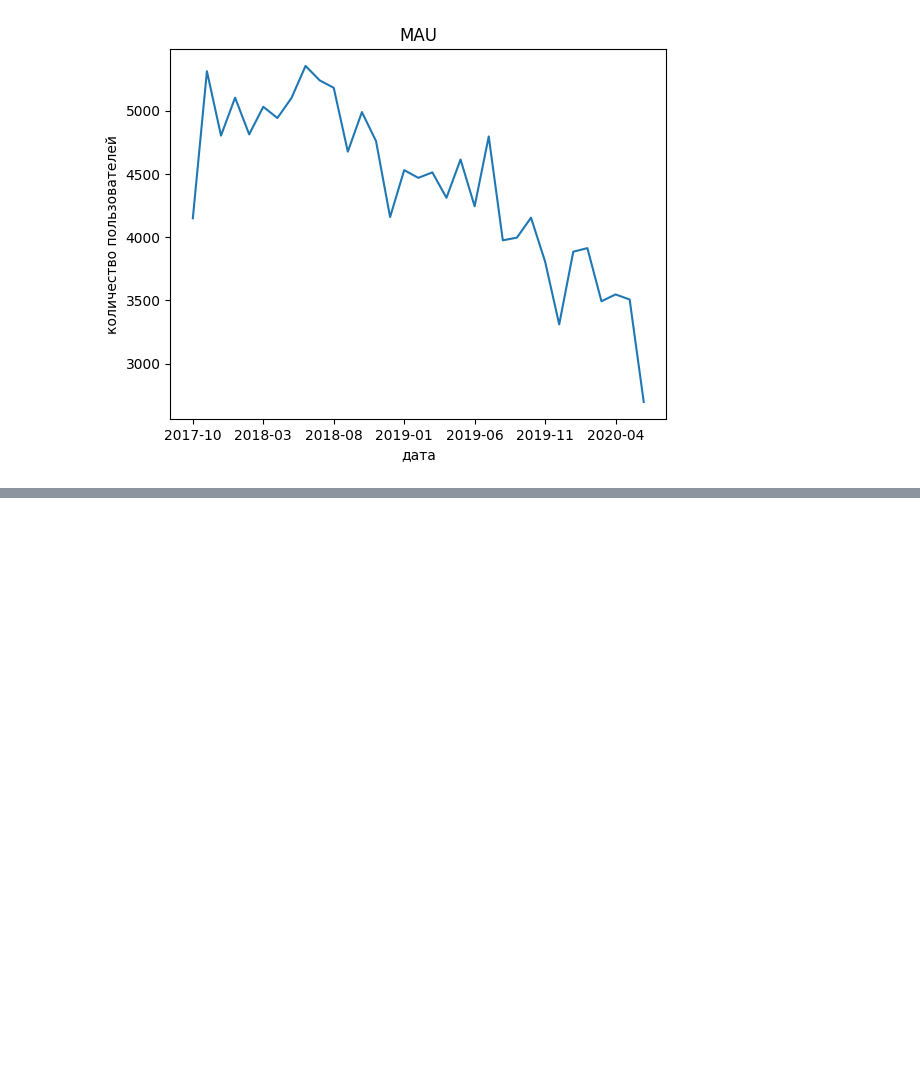
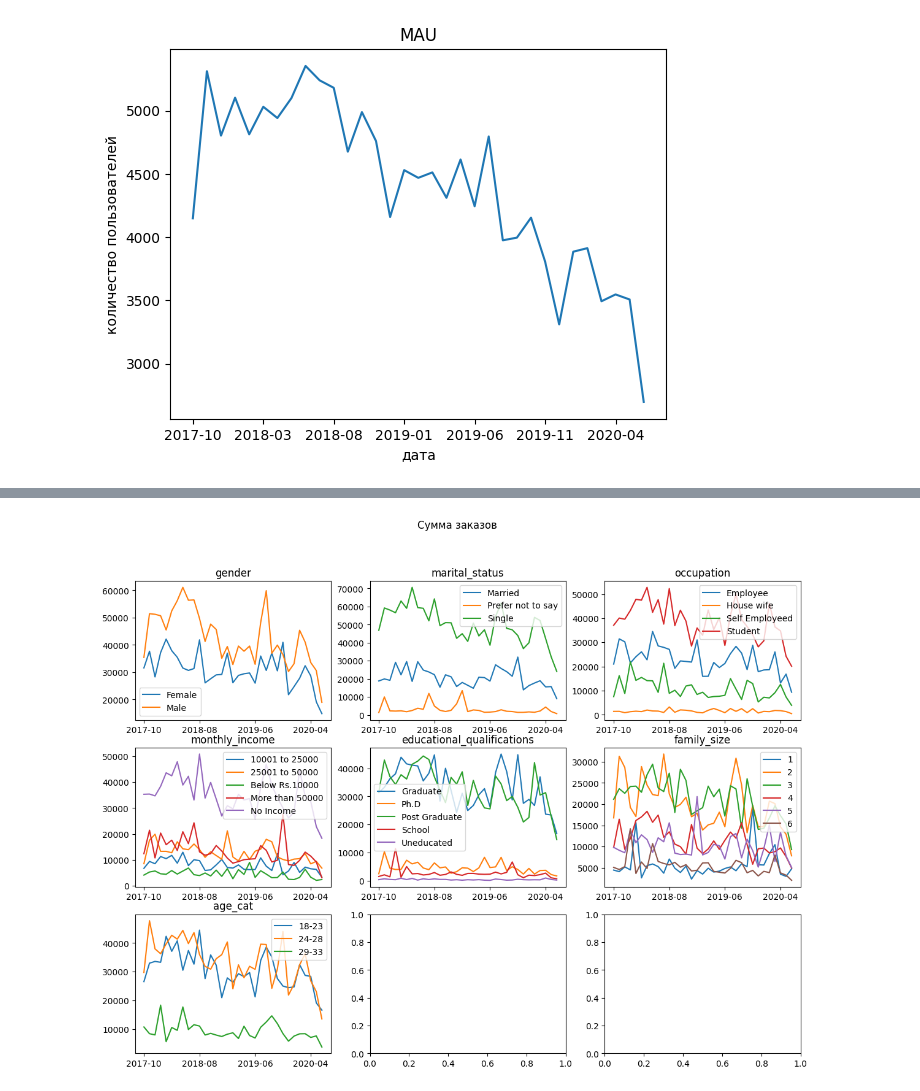
Before and after one commit to dkolesov95/exploratory_data_analysis, a Jupyter notebook: zomato_database/zomato.ipynb, the cells around one changed output, grey strips where cells are left out. Cells and saved outputs as stored; diff of their text form; code cells hidden in the pictures; blank space fills up the shorter version.

```diff
--- a/zomato_database/zomato.ipynb
+++ b/zomato_database/zomato.ipynb
@@ -675,0 +691,8 @@ plt.show();
+# %%
+# и на сумму заказов ежемесячно
+
+line_chart_by_category(orders_users, 'sales_qty',
+                       add_columns, ['sum'],
+                       (3, 3), 'Сумма заказов')
+# %% [output]
+[figure, added]
```
Also changed, not shown: parts of 28 cells of this notebook.
